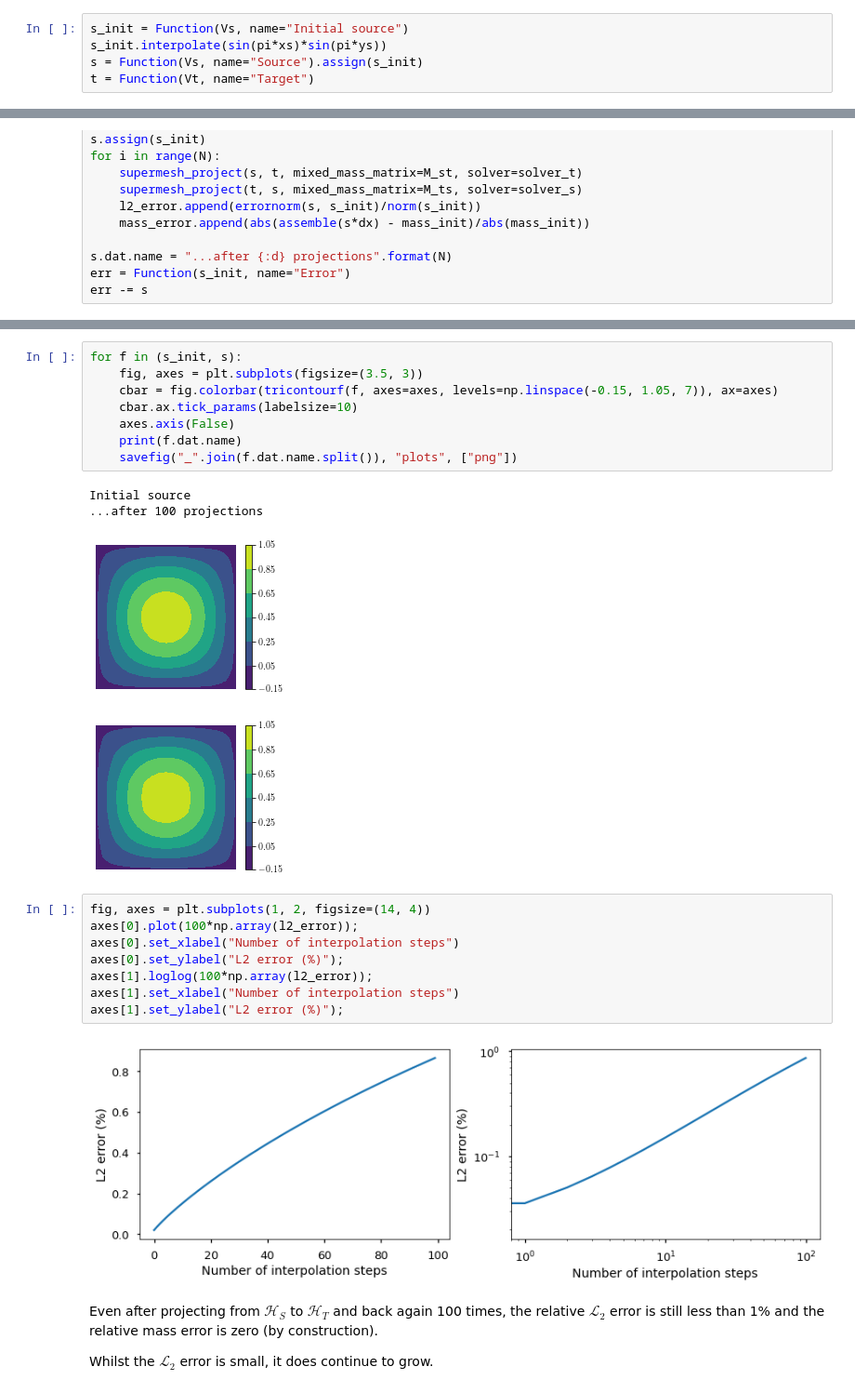
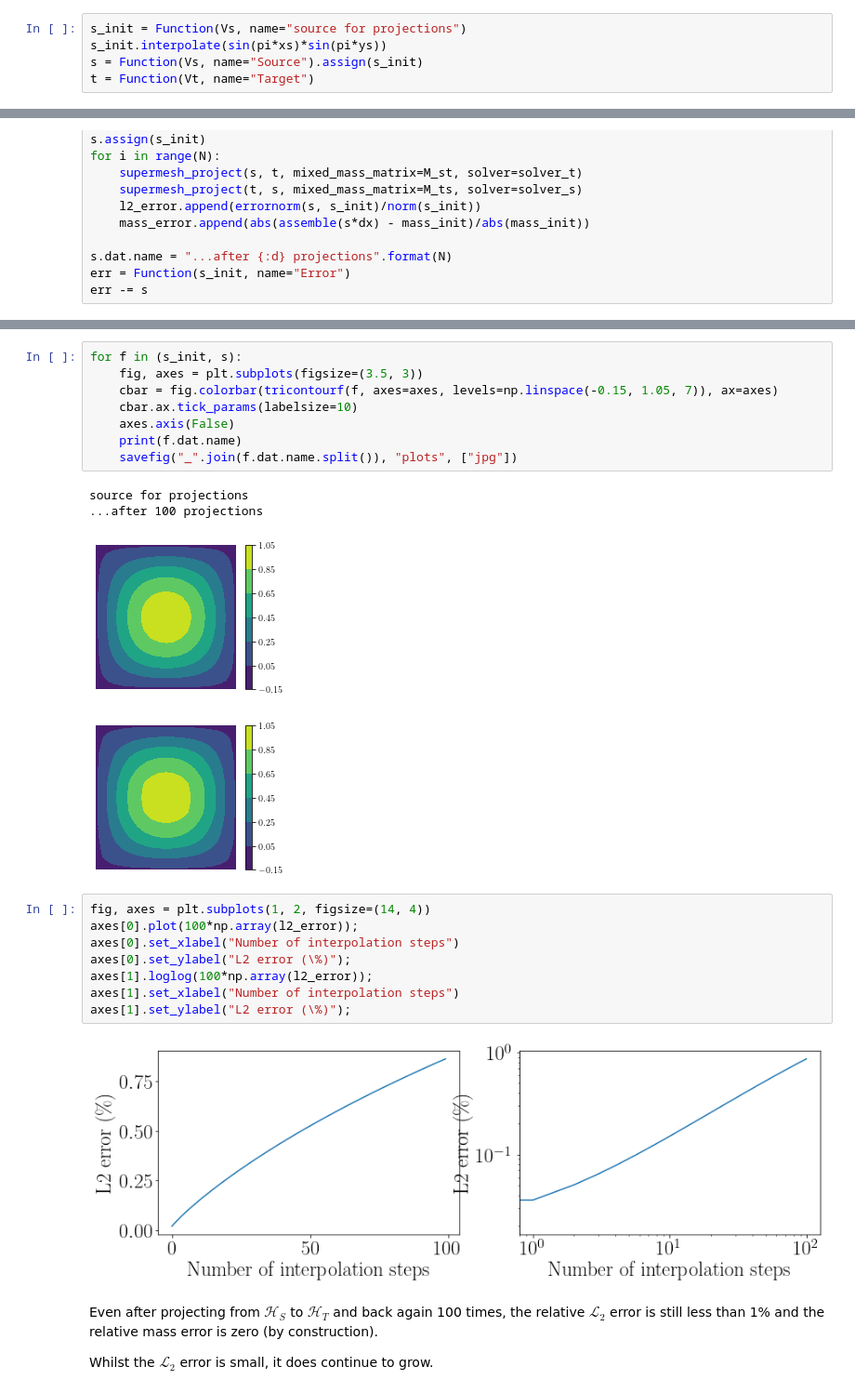
Before and after one commit to jwallwork23/adapt_utils_notebooks, a Jupyter notebook: interpolation/01-supermesh-by-hand.ipynb, the cells around one changed output, grey strips where cells are left out. Shown at 93% size. Drawn from its saved outputs; the diff is of its cells as text.

```diff
--- a/interpolation/01-supermesh-by-hand.ipynb
+++ b/interpolation/01-supermesh-by-hand.ipynb
@@ -52,5 +75,5 @@ xs, ys = SpatialCoordinate(Hs)
 # %%
-s_init = Function(Vs, name="Initial source")
+s_init = Function(Vs, name="source for projections")
 s_init.interpolate(sin(pi*xs)*sin(pi*ys))
 s = Function(Vs, name="Source").assign(s_init)
 t = Function(Vt, name="Target")
@@ -204,22 +227,22 @@ for f in (s_init, s):
     cbar.ax.tick_params(labelsize=10)
     axes.axis(False)
     print(f.dat.name)
-    savefig("_".join(f.dat.name.split()), "plots", ["png"])
+    savefig("_".join(f.dat.name.split()), "plots", ["jpg"])
 # %% [output]
-Initial source
+source for projections
 ...after 100 projections
 [figure]
 [figure]
 # %%
 fig, axes = plt.subplots(1, 2, figsize=(14, 4))
 axes[0].plot(100*np.array(l2_error));
 axes[0].set_xlabel("Number of interpolation steps")
-axes[0].set_ylabel("L2 error (%)");
+axes[0].set_ylabel("L2 error (\%)");
 axes[1].loglog(100*np.array(l2_error));
 axes[1].set_xlabel("Number of interpolation steps")
-axes[1].set_ylabel("L2 error (%)");
+axes[1].set_ylabel("L2 error (\%)");
 # %% [output]
-[figure, old version]
+[figure, new version]
 # %% [markdown]
 Even after projecting from $\mathcal H_S$ to $\mathcal H_T$ and back again 100 times, the relative $\mathcal L_2$ error is still less than 1% and the relative mass error is zero (by construction).
 
```
Also changed, not shown: parts of 10 cells of this notebook, 2 other files.
